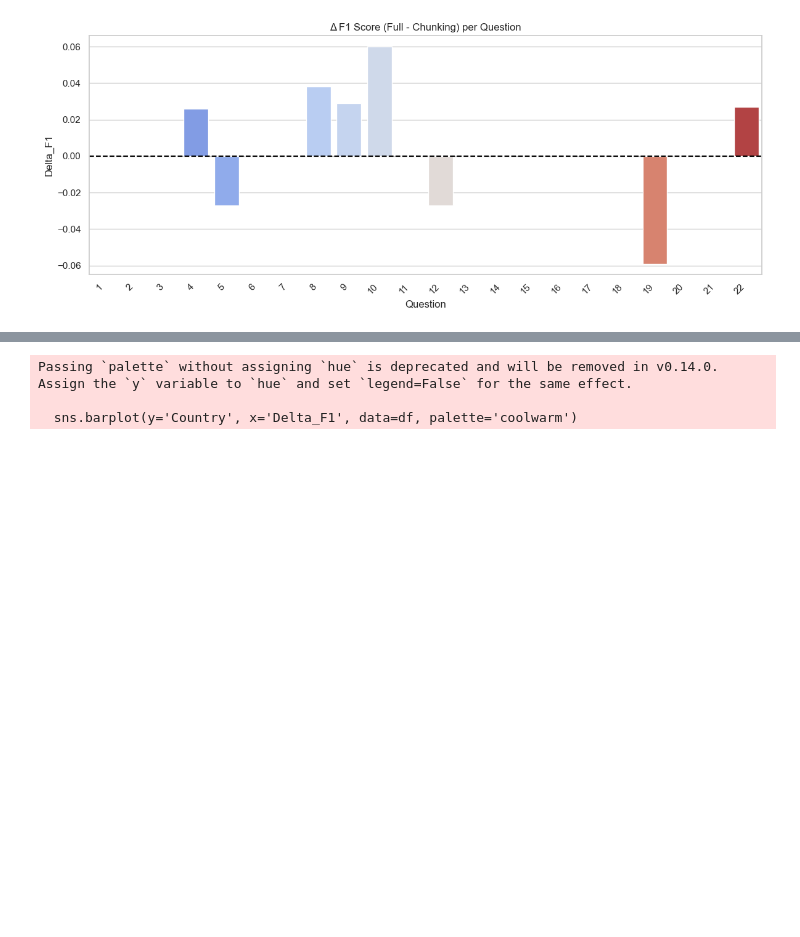
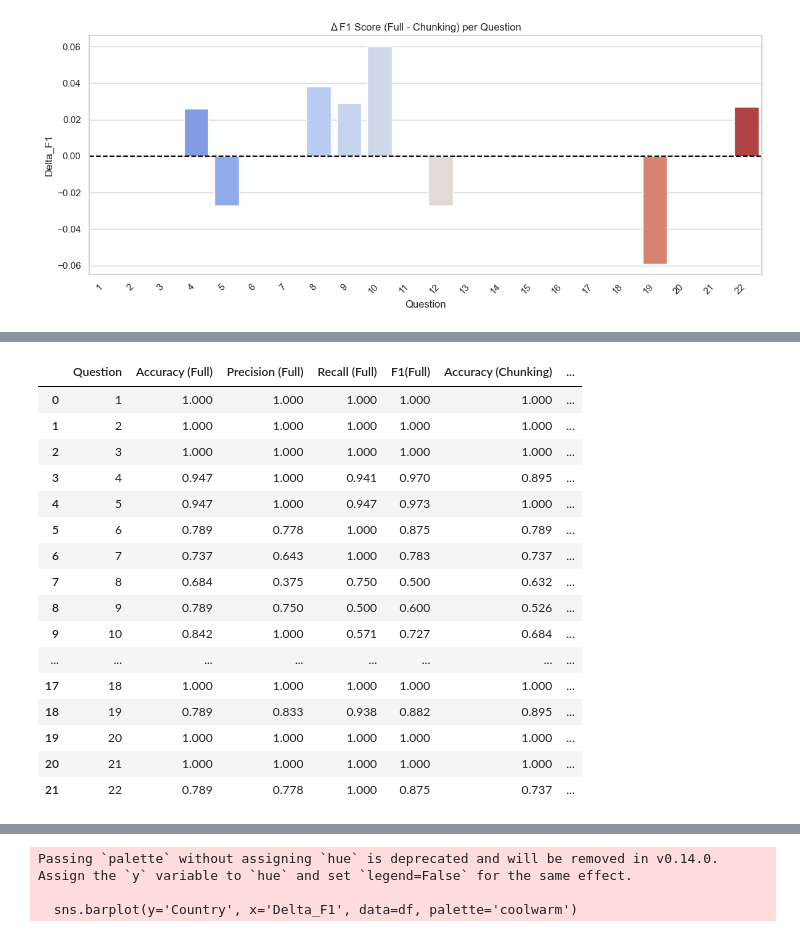
Before and after one commit to gmelmed/UKHSA-Capstone, a Jupyter notebook: notebooks/6-new_performance_yes_no.ipynb, the cells around one changed output, grey strips where cells are left out. Cells and saved outputs as stored; diff of their text form; code cells hidden in the pictures; blank space fills up the shorter version.

```diff
--- a/notebooks/6-new_performance_yes_no.ipynb
+++ b/notebooks/6-new_performance_yes_no.ipynb
@@ -9,7 +28,7 @@ import seaborn as sns
 sns.set(style="whitegrid")
 # %%
 #Loading data
-combined_data = pd.read_excel(f"../data/6-performance/combined_data_new.xlsx")
+combined_data = pd.read_excel(f"data/6-performance/combined_data_new.xlsx")
 
 # Convert categorical yes/no answers to binary (1 for yes, 0 for no)
 combined_data['chunking_binary'] = combined_data['answer_chunking'].apply(lambda x: 1 if x == 'yes' else (0 if x == 'no' else None))
@@ -286,0 +385,31 @@ Passing `palette` without assigning `hue` is deprecated and will be removed in v
+# %%
+performance_by_question_df.rename(columns={
+    'Accuracy_Full': 'Accuracy  (Full)',
+    'Precision_Full': 'Precision (Full)',
+    'Recall_Full': 'Recall (Full)',
+    'F1_Full': 'F1(Full)',
+    'Accuracy_Chunking': 'Accuracy (Chunking)',
+    'Precision_Chunking': 'Precision(Chunking)',
+    'Recall_Chunking': 'Recall(Chunking)',
+    'F1_Chunking': 'F1(Chunking)'
+    }, inplace=True)
+
+performance_by_question_df
+# %% [output]
+|  | Question | Accuracy (Full) | Precision (Full) | Recall (Full) | F1(Full) | Accuracy (Chunking) | ... |
+| 0 | 1 | 1.000 | 1.000 | 1.000 | 1.000 | 1.000 | ... |
+| 1 | 2 | 1.000 | 1.000 | 1.000 | 1.000 | 1.000 | ... |
+| 2 | 3 | 1.000 | 1.000 | 1.000 | 1.000 | 1.000 | ... |
+| 3 | 4 | 0.947 | 1.000 | 0.941 | 0.970 | 0.895 | ... |
+| 4 | 5 | 0.947 | 1.000 | 0.947 | 0.973 | 1.000 | ... |
+| 5 | 6 | 0.789 | 0.778 | 1.000 | 0.875 | 0.789 | ... |
+| 6 | 7 | 0.737 | 0.643 | 1.000 | 0.783 | 0.737 | ... |
+| 7 | 8 | 0.684 | 0.375 | 0.750 | 0.500 | 0.632 | ... |
+| 8 | 9 | 0.789 | 0.750 | 0.500 | 0.600 | 0.526 | ... |
+| 9 | 10 | 0.842 | 1.000 | 0.571 | 0.727 | 0.684 | ... |
+| ... | ... | ... | ... | ... | ... | ... | ... |
+| 17 | 18 | 1.000 | 1.000 | 1.000 | 1.000 | 1.000 | ... |
+| 18 | 19 | 0.789 | 0.833 | 0.938 | 0.882 | 0.895 | ... |
+| 19 | 20 | 1.000 | 1.000 | 1.000 | 1.000 | 1.000 | ... |
+| 20 | 21 | 1.000 | 1.000 | 1.000 | 1.000 | 1.000 | ... |
+| 21 | 22 | 0.789 | 0.778 | 1.000 | 0.875 | 0.737 | ... |
```
Also changed, not shown: parts of 27 cells of this notebook.
